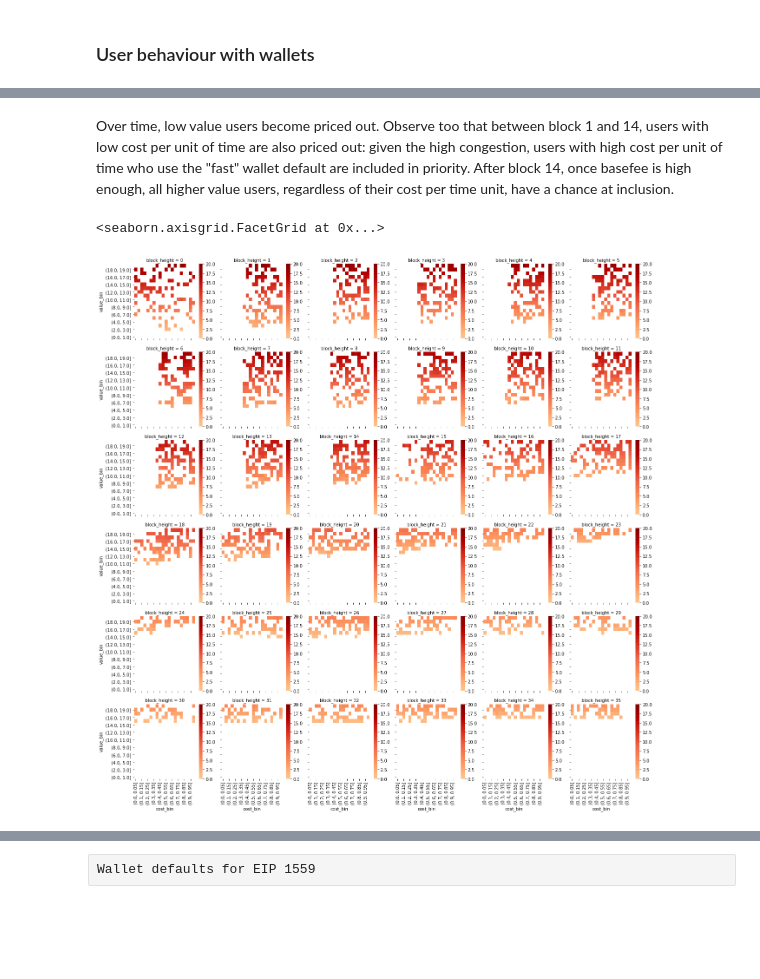
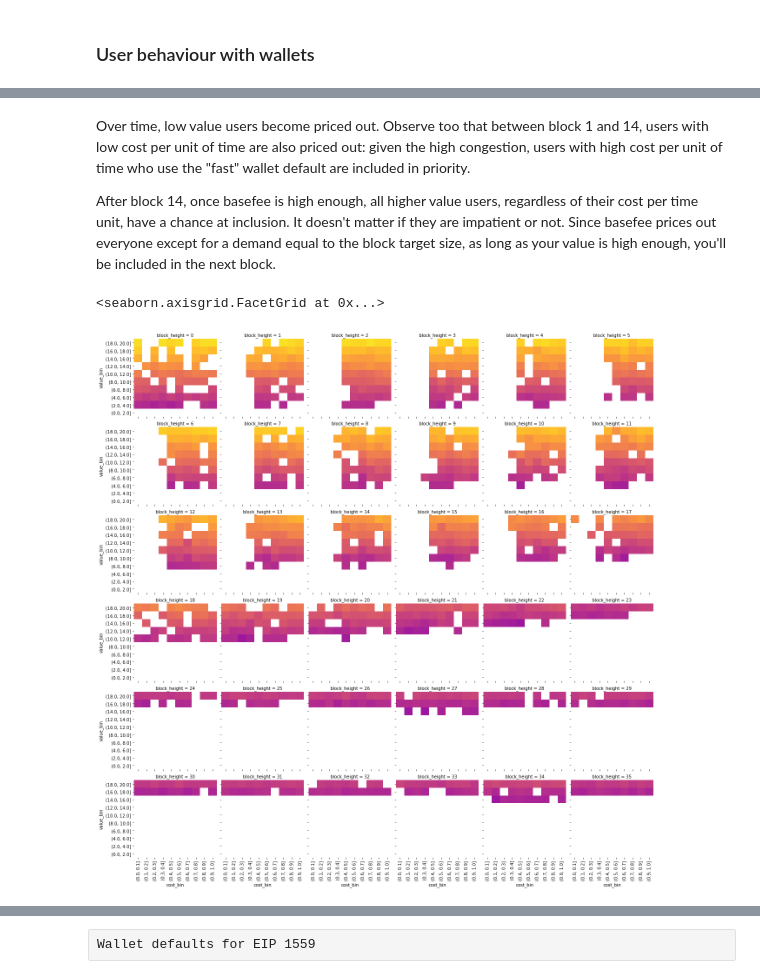
Before and after one commit to ethereum/abm1559, a Jupyter notebook: notebooks/walletDefaults.ipynb, the cells around one changed output, grey strips where cells are left out. Drawn from its saved outputs; the diff is of its cells as text; code cells hidden in the pictures; blank space fills up the shorter version.

```diff
--- a/notebooks/walletDefaults.ipynb
+++ b/notebooks/walletDefaults.ipynb
@@ -82,9 +87,9 @@ class WalletOracle:
         else:
             self.ui_mode = "expert"
             self.expert_defaults = {
-                "slow": { "max_fee": 2*basefee, "gas_premium": 2*self.min_premium },
-                "medium": { "max_fee": 3*basefee, "gas_premium": 3*self.min_premium },
-                "fast": { "max_fee": 4*basefee, "gas_premium": 4*self.min_premium },
+                "slow": { "max_fee": 2*basefee, "gas_premium": self.min_premium },
+                "medium": { "max_fee": 3*basefee, "gas_premium": 2*self.min_premium },
+                "fast": { "max_fee": 4*basefee, "gas_premium": 3*self.min_premium },
             }
 
     def get_expert_defaults(self, max_fee):
@@ -194,5 +201,5 @@ The usual simulation loop...
 # %%
-def simulate(demand_scenario, shares_scenario):
+def simulate(demand_scenario, shares_scenario, rng=np.random.default_rng(1)):
     # Instantiate a couple of things
     txpool = TxPool1559()
     basefee = constants["INITIAL_BASEFEE"]
@@ -207,8 +214,8 @@ def simulate(demand_scenario, shares_scenario):
         wallet.update_defaults(basefee)
 
         # We return some demand which on expectation yields demand_scenario[t] new users per round
-        users = spawn_poisson_heterogeneous_demand(t, demand_scenario[t], shares_scenario[t])
-        cost_quantiles = np.quantile([u.cost_per_unit for u in users], q = [0.4, 0.75, 0.95])
+        users = spawn_poisson_heterogeneous_demand(t, demand_scenario[t], shares_scenario[t], rng=rng)
+        cost_quantiles = np.quantile([u.cost_per_unit for u in users], q = [0.4, 0.75])
 
         # `params` are the "environment" of the simulation
         env = {
@@ -304,11 +320,14 @@ chain_df = chain.export()
 # Join the two to associate transactions with their senders
 user_txs_df = chain_df.join(user_pool_df.set_index("sender"), on="sender")
 # %%
-bins = 20
+bins = 10
 user_txs_df["user_sw"] = user_txs_df.apply(
     lambda row: row.value - (row.block_height - row.start_block) * row.cost_per_unit - (row.basefee + row.tip / (10 ** 9)),
     axis=1
 )
 user_txs_df["value_bin"] = pd.cut(user_txs_df["value"], bins=np.linspace(0, 20, bins+1))
 user_txs_df["cost_bin"] = pd.cut(user_txs_df["cost_per_unit"], bins=np.linspace(0, 1, bins+1))
+user_txs_df["user_impatience"] = user_txs_df.cost_per_unit.apply(
+    lambda c: "slow" if c < 0.4 else "medium" if c < 0.75 else "fast"
+)
 grouped = user_txs_df.groupby(["block_height", "value_bin", "cost_bin"]).mean().reset_index()
@@ -319,3 +333,0 @@ Utility obtained by users with various value/cost per unit combinations at block
-# %%
-ax = sns.heatmap(grouped[grouped.block_height == 2].pivot("value_bin", "cost_bin", "user_sw"), vmin=0, vmax=20, cmap="OrRd", center=5)
-ax.invert_yaxis()
@@ -324,15 +358,17 @@ ax.invert_yaxis()
 # %% [markdown]
-Over time, low value users become priced out. Observe too that between block 1 and 14, users with low cost per unit of time are also priced out: given the high congestion, users with high cost per unit of time who use the "fast" wallet default are included in priority. After block 14, once basefee is high enough, all higher value users, regardless of their cost per time unit, have a chance at inclusion.
+Over time, low value users become priced out. Observe too that between block 1 and 14, users with low cost per unit of time are also priced out: given the high congestion, users with high cost per unit of time who use the "fast" wallet default are included in priority.
+
+After block 14, once basefee is high enough, all higher value users, regardless of their cost per time unit, have a chance at inclusion. It doesn't matter if they are impatient or not. Since basefee prices out everyone except for a demand equal to the block target size, as long as your value is high enough, you'll be included in the next block.
 # %%
 def draw_heatmap(*args, **kwargs):
     data = kwargs.pop('data')
     d = data.pivot(index=args[1], columns=args[0], values=args[2])
-    ax = sns.heatmap(d, **kwargs, vmin=0, vmax=20, cmap="OrRd", center=5)
+    ax = sns.heatmap(d, **kwargs, vmin=0, vmax=20, cmap="plasma", center=5, cbar=False)
     ax.invert_yaxis()
 
 grid_size = 6
 fg = sns.FacetGrid(grouped[grouped.block_height < grid_size ** 2], col='block_height', col_wrap = grid_size)
 fg.map_dataframe(draw_heatmap, 'cost_bin', 'value_bin', 'user_sw')
 # %% [output]
 <seaborn.axisgrid.FacetGrid at 0x...>
-[figure, old version]
+[figure, new version]
```
Also changed, not shown: parts of 18 cells of this notebook, 15 other files.
